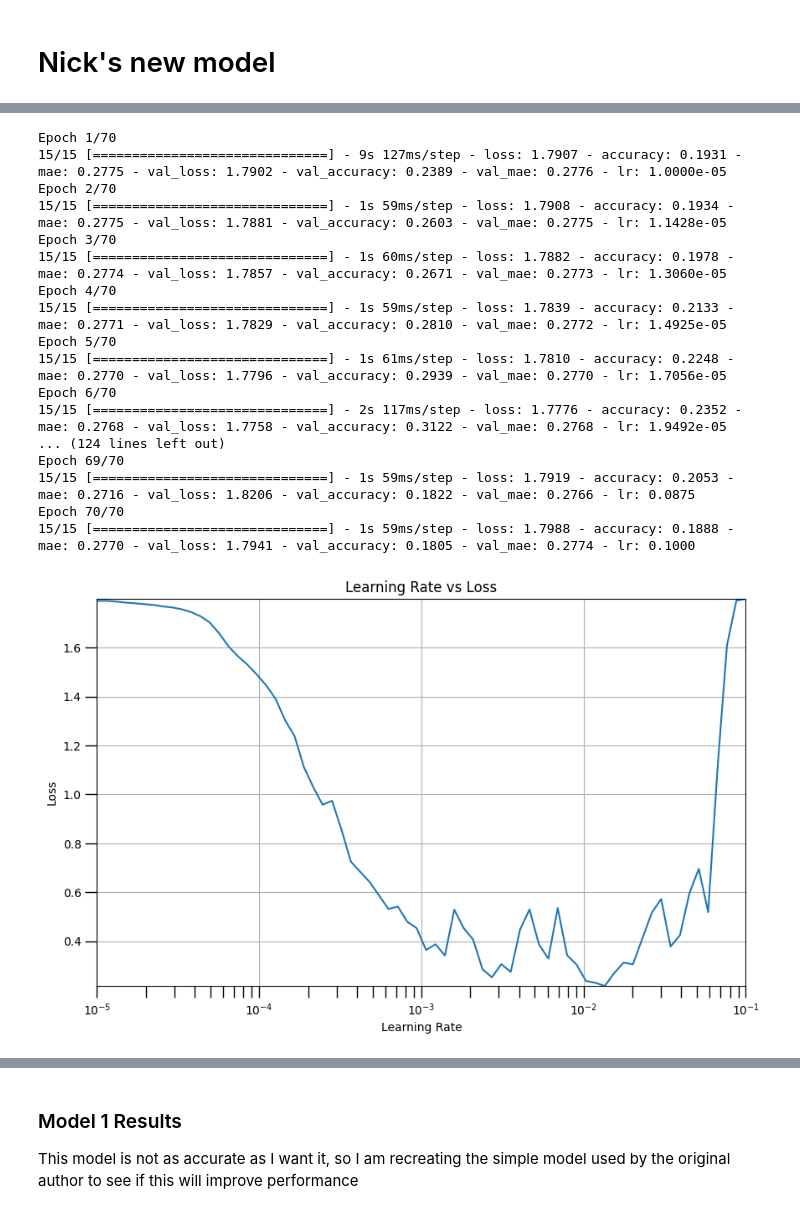
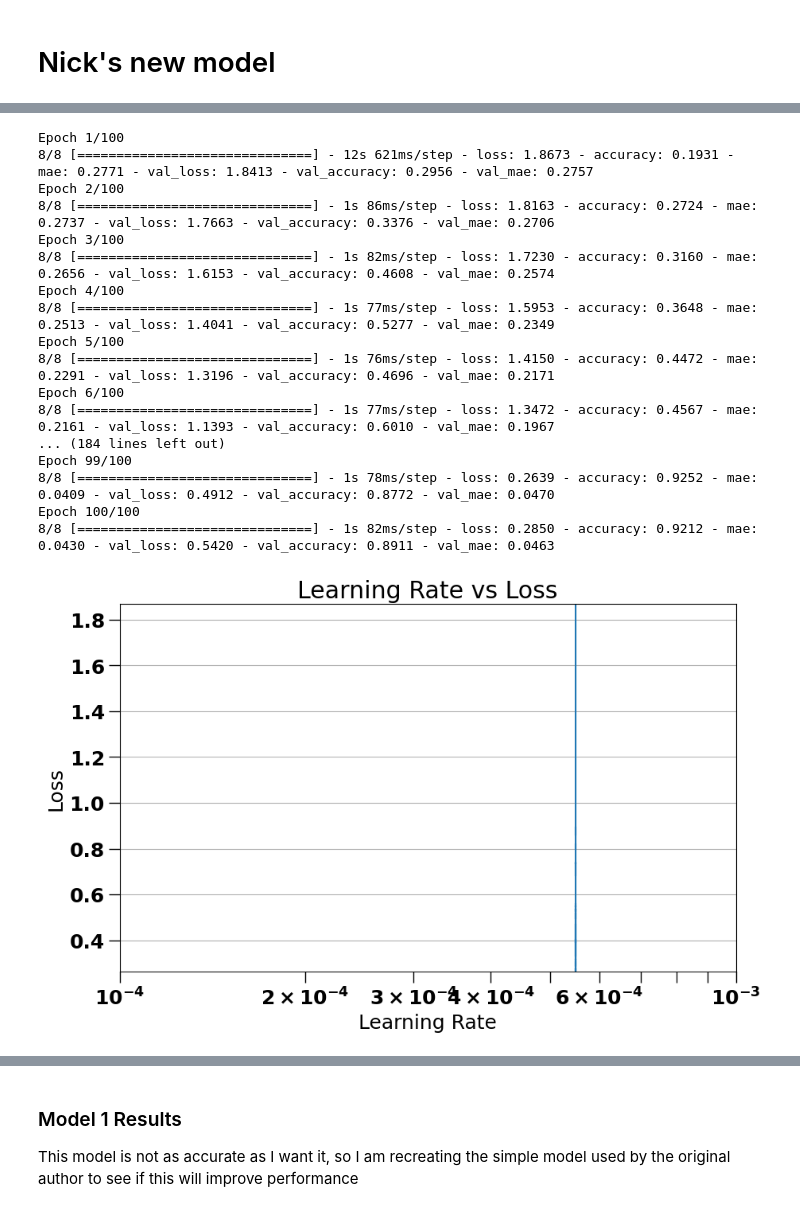
Before and after one commit to vannestn/LSTM-Human-Activity-Recognition, a Jupyter notebook: LSTM_new.ipynb, the cells around one changed output, grey strips where cells are left out. Saved outputs shown, nothing was run; the diff lists cells and outputs as text; code cells hidden in the pictures.

```diff
--- a/LSTM_new.ipynb
+++ b/LSTM_new.ipynb
@@ -262,8 +261,8 @@ def prepare_dataset(features, labels, batch_size, shuffle_buffer_size=1000):
 
     return dataset
 
-TRAINING_BATCH_SIZE = 512
-TESTING_BATCH_SIZE = 32
+TRAINING_BATCH_SIZE = 1024
+TESTING_BATCH_SIZE = 64
 NUMBER_OF_CLASSES = 6
 WINDOW_SIZE = len(X_train[0])
 TIME_STEP_PARAMETER_SIZE = len(X_train[0][0])
@@ -281,12 +280,13 @@ def create_model_v1():
                         strides=1,
                         activation="relu",
                         padding='causal',
+                        kernel_regularizer=regularizers.l2(0.001),
                         input_shape=[WINDOW_SIZE, TIME_STEP_PARAMETER_SIZE]),
     tf.keras.layers.LSTM(64, return_sequences=True),
     tf.keras.layers.LSTM(64),
-    tf.keras.layers.Dense(32, activation="relu"),
+    tf.keras.layers.Dense(32, kernel_regularizer=regularizers.l2(0.001), activation="relu"),
     tf.keras.layers.Dropout(0.4),
-    tf.keras.layers.Dense(32, activation="relu"),
+    tf.keras.layers.Dense(32, kernel_regularizer=regularizers.l2(0.001), activation="relu"),
     tf.keras.layers.Dropout(0.4),
     tf.keras.layers.Dense(NUMBER_OF_CLASSES, activation="softmax"),
   ])
@@ -343,7 +343,7 @@ def plot_lr_vs_loss(epochs, lr_loss_logger):
     plt.title('Learning Rate vs Loss')
     plt.show()
 
-    return np.array([lrs, losses]).T
+    return #np.array([lrs, losses]).T
 
 # Set the learning rate scheduler
 def lr_scheduler(epoch, lr, initial_lr=1e-6, final_lr=1e-2, epochs=10):
@@ -428,50 +411,49 @@ array([[9.99999975e-06, 1.79073119e+00],
 # %%
 tf.keras.backend.clear_session()
 
-EPOCHS = 70
+EPOCHS = 100
 
 # Initialize the optimizer
 optimizer = tf.keras.optimizers.Adam(learning_rate=5.5e-4)  # Start with the initial learning rate
 
-0.001+0.0001
 # Initialize the Model
 model = create_model_v1()
 
 # Compile the model
 model.compile(loss=tf.keras.losses.CategoricalCrossentropy(),
               optimizer=optimizer,
               metrics=['accuracy','mae']
               )
 
 # Set the callbacks
 lr_loss_logger = LearningRateLossLogger()
 
 # Train the model
 history = model.fit(
     prepared_training,
     epochs=EPOCHS,
-    callbacks=[scheduler_callback, lr_loss_logger],
+    callbacks=[lr_loss_logger],
     validation_data = prepared_testing
 )
 
 # Your existing plotting function should work fine now
 plot_lr_vs_loss(epochs=EPOCHS, lr_loss_logger=lr_loss_logger)
 # %% [output]
-Epoch 1/70
-15/15 [==============================] - 9s 127ms/step - loss: 1.7907 - accuracy: 0.1931 - mae: 0.2775 - val_loss: 1.7902 - val_accuracy: 0.2389 - val_mae: 0.2776 - lr: 1.0000e-05
-Epoch 2/70
-15/15 [==============================] - 1s 59ms/step - loss: 1.7908 - accuracy: 0.1934 - mae: 0.2775 - val_loss: 1.7881 - val_accuracy: 0.2603 - val_mae: 0.2775 - lr: 1.1428e-05
-Epoch 3/70
-15/15 [==============================] - 1s 60ms/step - loss: 1.7882 - accuracy: 0.1978 - mae: 0.2774 - val_loss: 1.7857 - val_accuracy: 0.2671 - val_mae: 0.2773 - lr: 1.3060e-05
-Epoch 4/70
-15/15 [==============================] - 1s 59ms/step - loss: 1.7839 - accuracy: 0.2133 - mae: 0.2771 - val_loss: 1.7829 - val_accuracy: 0.2810 - val_mae: 0.2772 - lr: 1.4925e-05
-Epoch 5/70
-15/15 [==============================] - 1s 61ms/step - loss: 1.7810 - accuracy: 0.2248 - mae: 0.2770 - val_loss: 1.7796 - val_accuracy: 0.2939 - val_mae: 0.2770 - lr: 1.7056e-05
-Epoch 6/70
-15/15 [==============================] - 2s 117ms/step - loss: 1.7776 - accuracy: 0.2352 - mae: 0.2768 - val_loss: 1.7758 - val_accuracy: 0.3122 - val_mae: 0.2768 - lr: 1.9492e-05
-... (124 lines left out)
-Epoch 69/70
-15/15 [==============================] - 1s 59ms/step - loss: 1.7919 - accuracy: 0.2053 - mae: 0.2716 - val_loss: 1.8206 - val_accuracy: 0.1822 - val_mae: 0.2766 - lr: 0.0875
-Epoch 70/70
-15/15 [==============================] - 1s 59ms/step - loss: 1.7988 - accuracy: 0.1888 - mae: 0.2770 - val_loss: 1.7941 - val_accuracy: 0.1805 - val_mae: 0.2774 - lr: 0.1000
+Epoch 1/100
+8/8 [==============================] - 12s 621ms/step - loss: 1.8673 - accuracy: 0.1931 - mae: 0.2771 - val_loss: 1.8413 - val_accuracy: 0.2956 - val_mae: 0.2757
+Epoch 2/100
+8/8 [==============================] - 1s 86ms/step - loss: 1.8163 - accuracy: 0.2724 - mae: 0.2737 - val_loss: 1.7663 - val_accuracy: 0.3376 - val_mae: 0.2706
+Epoch 3/100
+8/8 [==============================] - 1s 82ms/step - loss: 1.7230 - accuracy: 0.3160 - mae: 0.2656 - val_loss: 1.6153 - val_accuracy: 0.4608 - val_mae: 0.2574
+Epoch 4/100
+8/8 [==============================] - 1s 77ms/step - loss: 1.5953 - accuracy: 0.3648 - mae: 0.2513 - val_loss: 1.4041 - val_accuracy: 0.5277 - val_mae: 0.2349
+Epoch 5/100
+8/8 [==============================] - 1s 76ms/step - loss: 1.4150 - accuracy: 0.4472 - mae: 0.2291 - val_loss: 1.3196 - val_accuracy: 0.4696 - val_mae: 0.2171
+Epoch 6/100
+8/8 [==============================] - 1s 77ms/step - loss: 1.3472 - accuracy: 0.4567 - mae: 0.2161 - val_loss: 1.1393 - val_accuracy: 0.6010 - val_mae: 0.1967
+... (184 lines left out)
+Epoch 99/100
+8/8 [==============================] - 1s 78ms/step - loss: 0.2639 - accuracy: 0.9252 - mae: 0.0409 - val_loss: 0.4912 - val_accuracy: 0.8772 - val_mae: 0.0470
+Epoch 100/100
+8/8 [==============================] - 1s 82ms/step - loss: 0.2850 - accuracy: 0.9212 - mae: 0.0430 - val_loss: 0.5420 - val_accuracy: 0.8911 - val_mae: 0.0463
-[figure, old version]
+[figure, new version]
```
Also changed, not shown: parts of 14 cells of this notebook.
